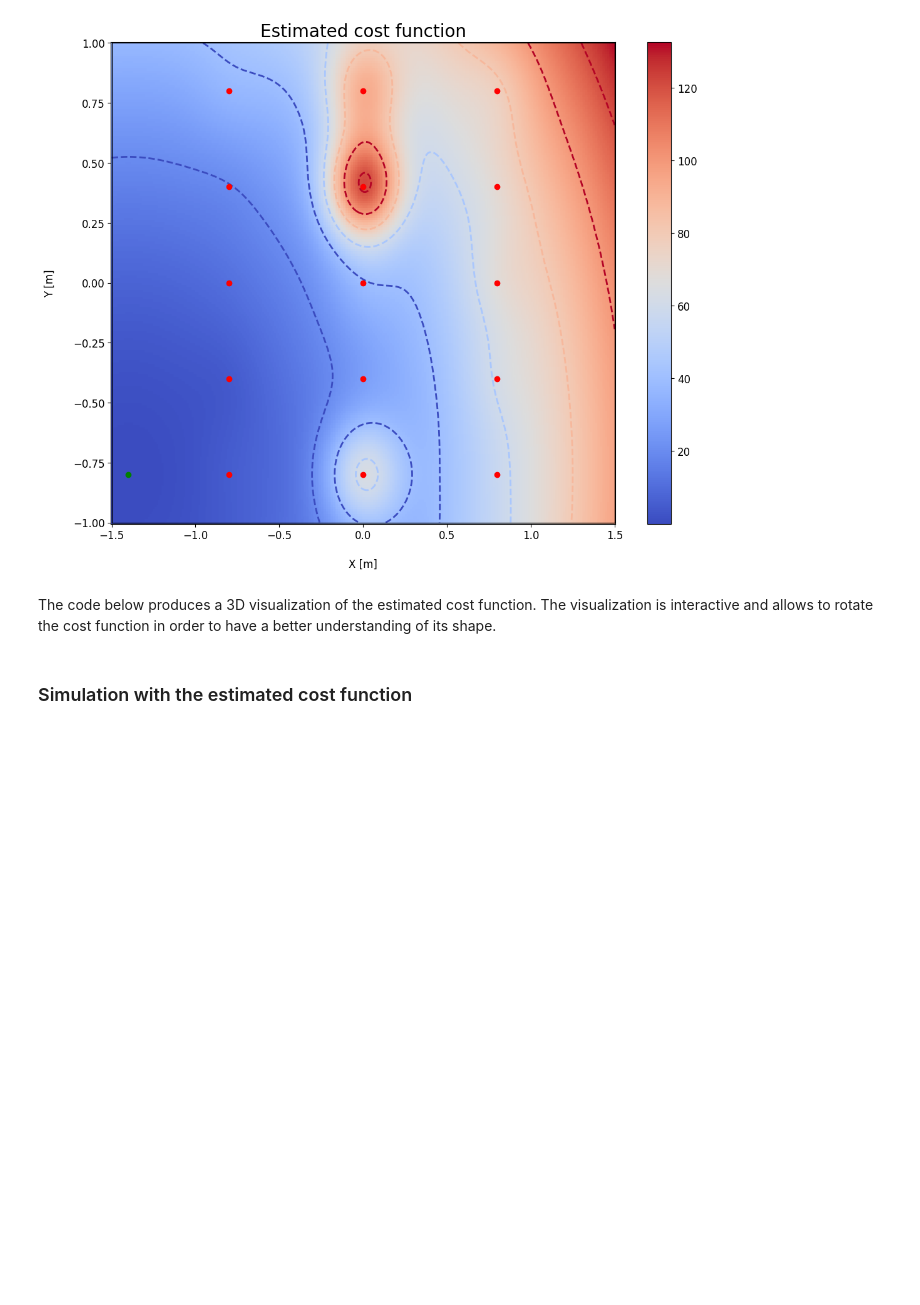
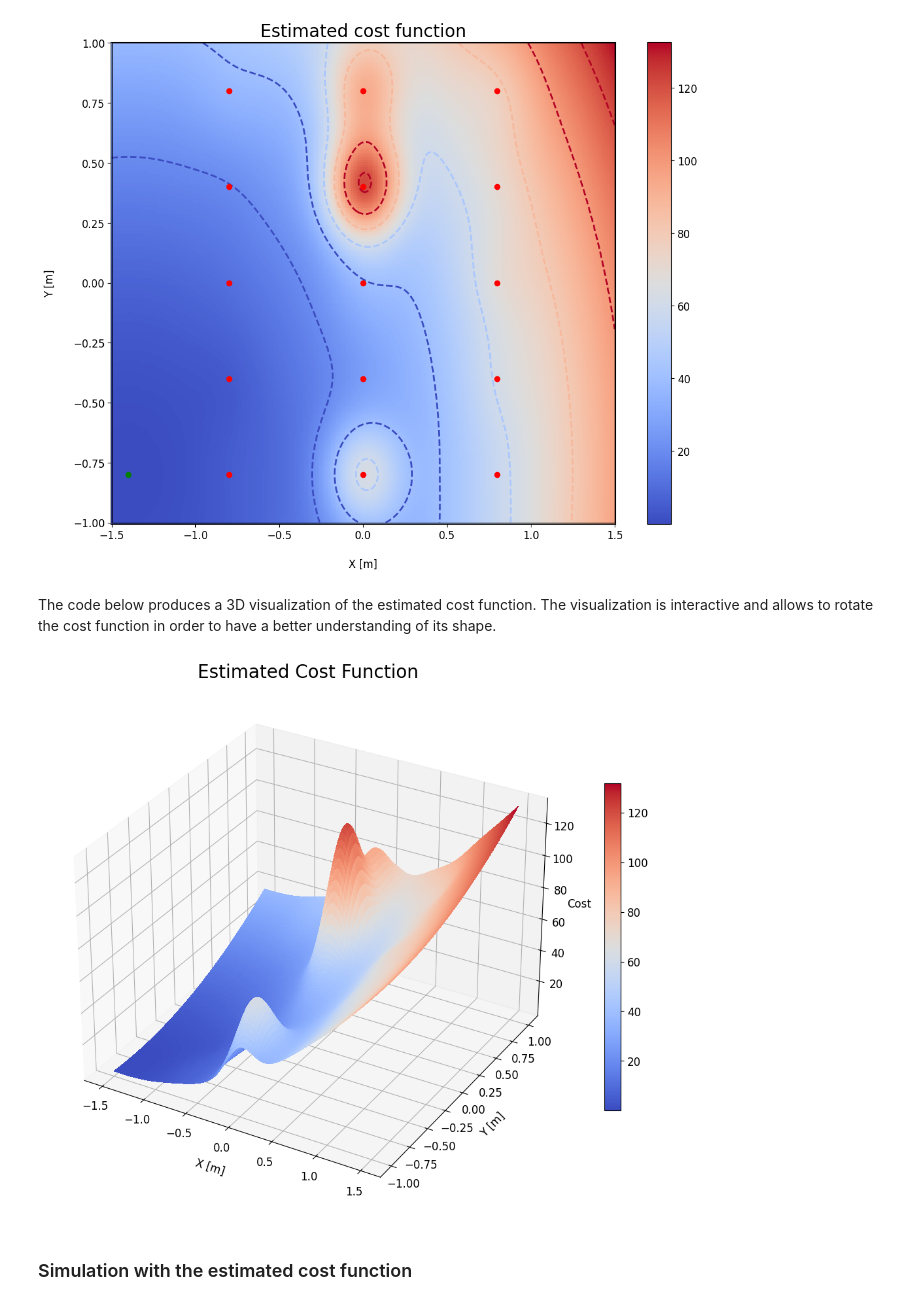
Before and after one commit to my-rice/rovers_navigation, a Jupyter notebook: Project_students_version.ipynb, the cells around one changed output. Cells and saved outputs as stored; diff of their text form; code cells hidden in the pictures; blank space fills up the shorter version.

```diff
--- a/Project_students_version.ipynb
+++ b/Project_students_version.ipynb
@@ -1005,16 +997,19 @@ The code below produces a 3D visualization of the estimated cost function. The v
 # %%
 %matplotlib tk
 # Create a 3D plot
 fig = plt.figure(figsize=(13,13))
 ax = fig.add_subplot(projection='3d')
 ax.set_xlabel('X [m]', labelpad=10)
 ax.set_ylabel('Y [m]', labelpad=10)
 ax.set_zlabel('Cost')
 ax.set_title('Estimated Cost Function', fontdict={'fontsize': 20})
 
 surf = ax.plot_surface(X_grid, Y_grid, data_rotated, cmap=cm.coolwarm, linewidth=0, antialiased=False, ccount=100, rcount=100) #rcount and ccount are used to make the surface smoother
 fig.colorbar(surf, shrink=0.5)
 plt.show()
+display(fig)
+# %% [output]
+[figure, added]
 # %% [markdown]
 ### Simulation with the estimated cost function
 # %% [markdown]
```
Also changed, not shown: parts of 9 cells of this notebook, 1 other file.
